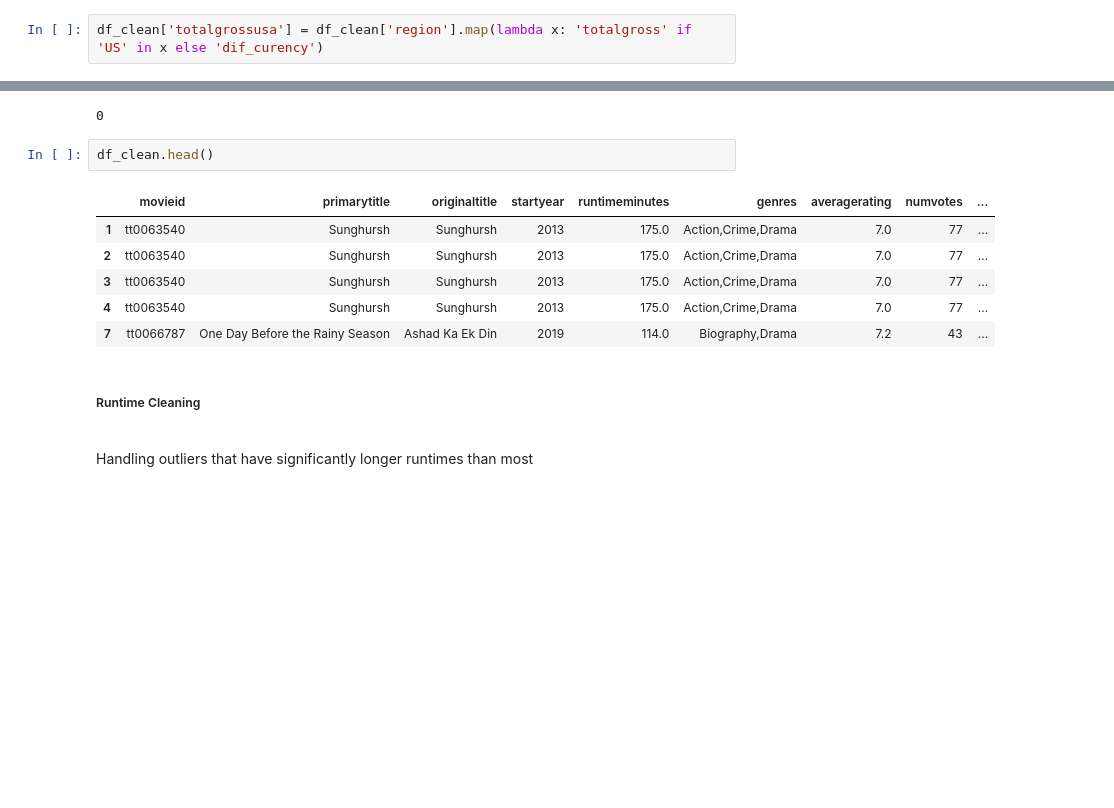
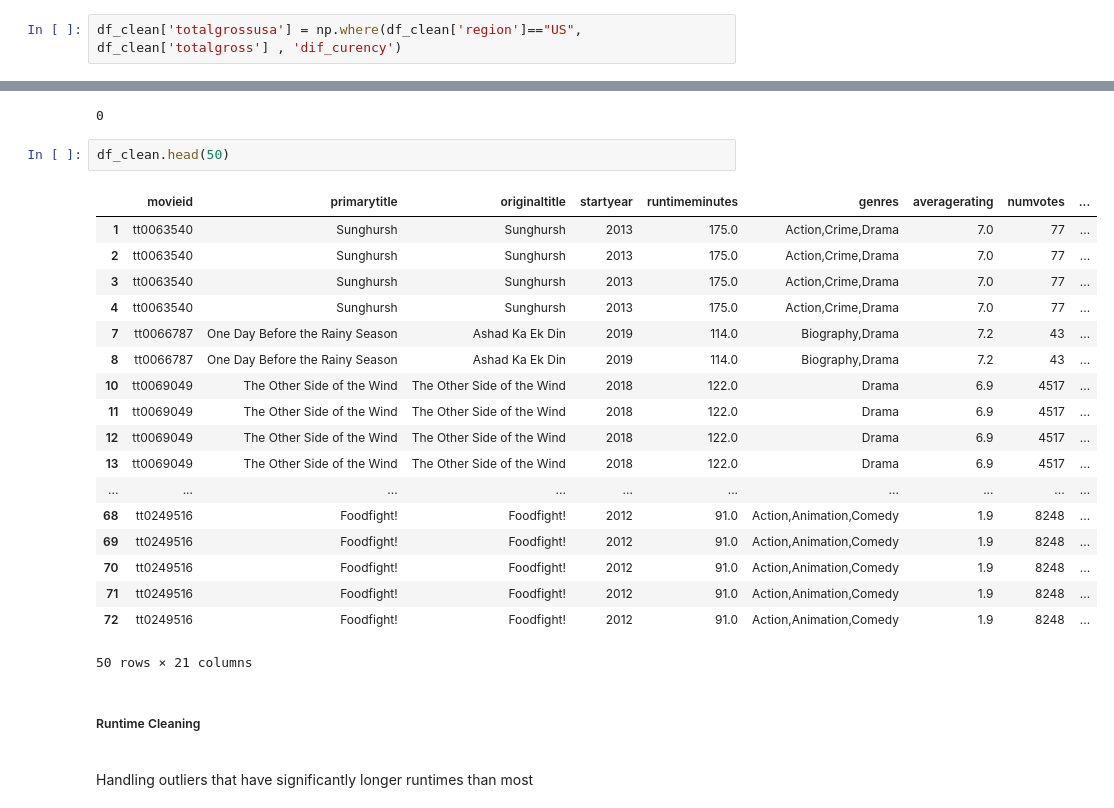
Before and after one commit to learn-co-curriculum/dsc-phase-2-project-v3, a Jupyter notebook: index.ipynb, the cells around one changed output, grey strips where cells are left out. Saved outputs shown, nothing was run; the diff lists cells and outputs as text; blank space fills up the shorter version.

Commit message:
fixed usgross column

```diff
--- a/index.ipynb
+++ b/index.ipynb
@@ -387,7 +387,7 @@ df_clean.head()
 Because different regions will have different currency affecting our data in a negative way we will be focusing on data that is specifically from the US so we will not have to worry about currency exchanges;
 <br>
 # %%
-df_clean['totalgrossusa'] = df_clean['region'].map(lambda x: 'totalgross' if 'US' in x else 'dif_curency')
+df_clean['totalgrossusa'] = np.where(df_clean['region']=="US", df_clean['totalgross'] , 'dif_curency')
 # %% [markdown]
 <br>
 Checking;
@@ -467,14 +476,26 @@ df_clean['numvotes'].isnull().sum()
 # %% [output]
 0
 # %%
-df_clean.head()
+df_clean.head(50)
 # %% [output]
 |  | movieid | primarytitle | originaltitle | startyear | runtimeminutes | genres | averagerating | numvotes | ... |
 | 1 | tt0063540 | Sunghursh | Sunghursh | 2013 | 175.0 | Action,Crime,Drama | 7.0 | 77 | ... |
 | 2 | tt0063540 | Sunghursh | Sunghursh | 2013 | 175.0 | Action,Crime,Drama | 7.0 | 77 | ... |
 | 3 | tt0063540 | Sunghursh | Sunghursh | 2013 | 175.0 | Action,Crime,Drama | 7.0 | 77 | ... |
 | 4 | tt0063540 | Sunghursh | Sunghursh | 2013 | 175.0 | Action,Crime,Drama | 7.0 | 77 | ... |
 | 7 | tt0066787 | One Day Before the Rainy Season | Ashad Ka Ek Din | 2019 | 114.0 | Biography,Drama | 7.2 | 43 | ... |
+| 8 | tt0066787 | One Day Before the Rainy Season | Ashad Ka Ek Din | 2019 | 114.0 | Biography,Drama | 7.2 | 43 | ... |
+| 10 | tt0069049 | The Other Side of the Wind | The Other Side of the Wind | 2018 | 122.0 | Drama | 6.9 | 4517 | ... |
+| 11 | tt0069049 | The Other Side of the Wind | The Other Side of the Wind | 2018 | 122.0 | Drama | 6.9 | 4517 | ... |
+| 12 | tt0069049 | The Other Side of the Wind | The Other Side of the Wind | 2018 | 122.0 | Drama | 6.9 | 4517 | ... |
+| 13 | tt0069049 | The Other Side of the Wind | The Other Side of the Wind | 2018 | 122.0 | Drama | 6.9 | 4517 | ... |
+| ... | ... | ... | ... | ... | ... | ... | ... | ... | ... |
+| 68 | tt0249516 | Foodfight! | Foodfight! | 2012 | 91.0 | Action,Animation,Comedy | 1.9 | 8248 | ... |
+| 69 | tt0249516 | Foodfight! | Foodfight! | 2012 | 91.0 | Action,Animation,Comedy | 1.9 | 8248 | ... |
+| 70 | tt0249516 | Foodfight! | Foodfight! | 2012 | 91.0 | Action,Animation,Comedy | 1.9 | 8248 | ... |
+| 71 | tt0249516 | Foodfight! | Foodfight! | 2012 | 91.0 | Action,Animation,Comedy | 1.9 | 8248 | ... |
+| 72 | tt0249516 | Foodfight! | Foodfight! | 2012 | 91.0 | Action,Animation,Comedy | 1.9 | 8248 | ... |
+50 rows × 21 columns
 # %% [markdown]
 
 ##### Runtime Cleaning
```
Also changed, not shown: parts of 1 cell of this notebook.
